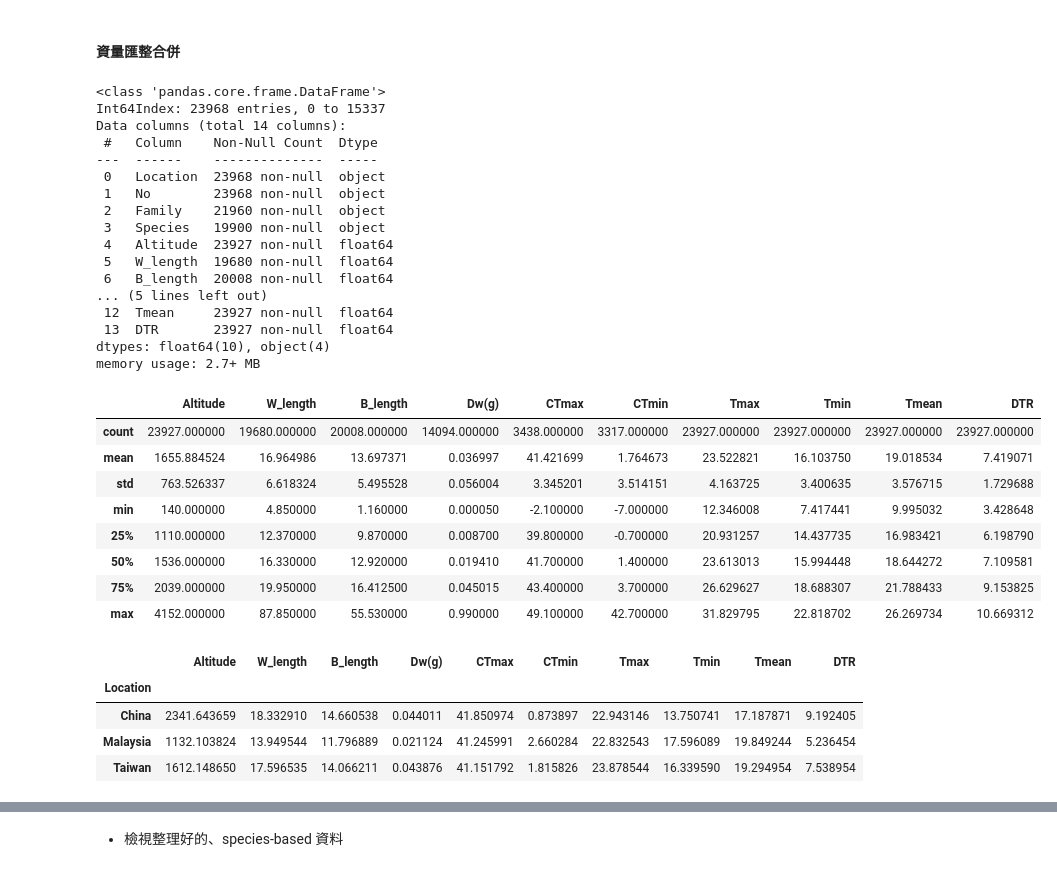
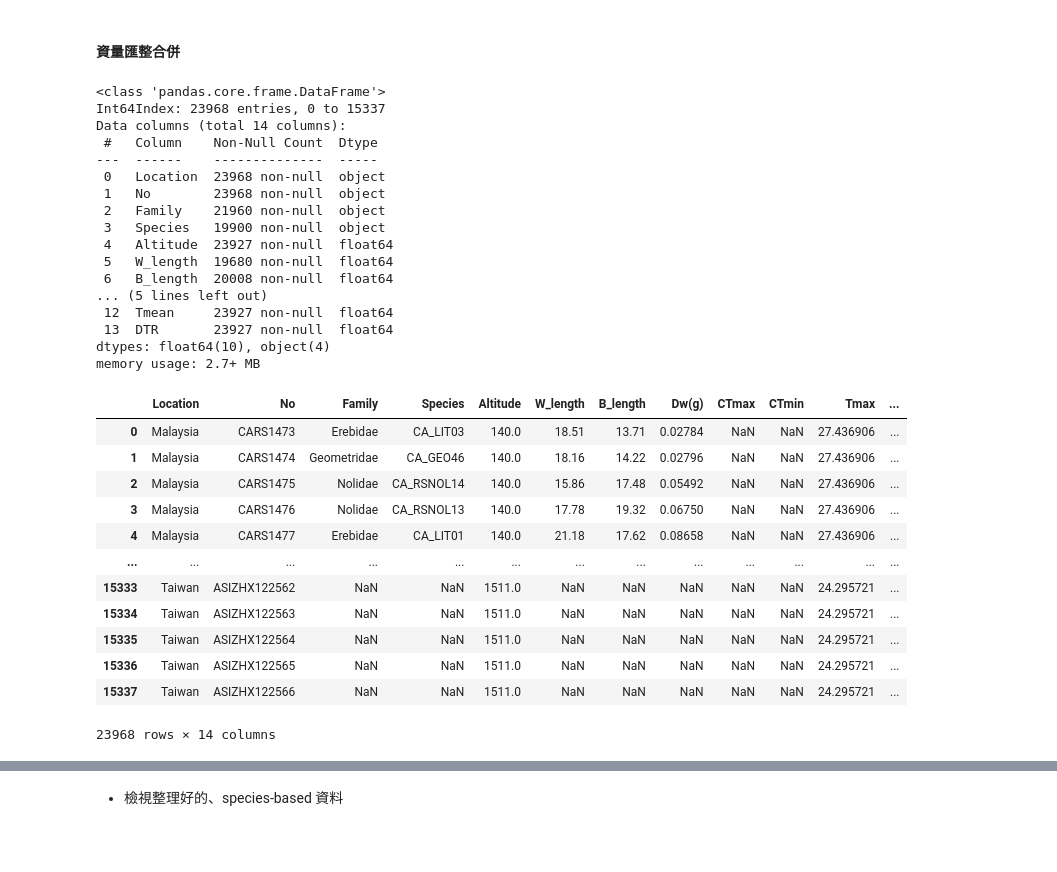
Before and after one commit to YunghuiHsu/Moth_Project, a Jupyter notebook: Moth_thermal/data/meta_thermal_rangesize/get_meta.ipynb, the cells around one changed output, grey strips where cells are left out. Saved outputs shown, nothing was run; the diff lists cells and outputs as text; code cells hidden in the pictures; blank space fills up the shorter version.

```diff
--- a/Moth_thermal/data/meta_thermal_rangesize/get_meta.ipynb
+++ b/Moth_thermal/data/meta_thermal_rangesize/get_meta.ipynb
@@ -210,43 +208,40 @@ Datt size : 4275 | # of Cols : 33
 # %%
 # col_sel = ['Location', 'No', 'Family', 'Species',  'Altitude', 'W_length', 'B_length', 'Dw(g)', 'CTmax', 'CTmin', 'Tmax', 'Tmin', 'Tmean', 'DTR', ]
 # df_SJ, df_MC, df_CA = df_SJ_TTRS[col_sel], df_MC_TTRS[col_sel], df_CA_TTRS[col_sel]
 # df_TTRS = pd.concat([df_CA, df_SJ, df_MC])
 # df_TTRS.to_csv('data/df_TTRS.csv')
 df_TTRS = pd.read_csv('data/df_TTRS.csv', index_col=0)
 df_TTRS.info()
 df_TTRS.describe()
+df_TTRS
 # %% [output]
 <class 'pandas.core.frame.DataFrame'>
 Int64Index: 23968 entries, 0 to 15337
 Data columns (total 14 columns):
  #   Column    Non-Null Count  Dtype
 ---  ------    --------------  -----
  0   Location  23968 non-null  object
  1   No        23968 non-null  object
  2   Family    21960 non-null  object
  3   Species   19900 non-null  object
  4   Altitude  23927 non-null  float64
  5   W_length  19680 non-null  float64
  6   B_length  20008 non-null  float64
 ... (5 lines left out)
  12  Tmean     23927 non-null  float64
  13  DTR       23927 non-null  float64
 dtypes: float64(10), object(4)
 memory usage: 2.7+ MB
-|  | Altitude | W_length | B_length | Dw(g) | CTmax | CTmin | Tmax | Tmin | Tmean | DTR |
-| count | 23927.000000 | 19680.000000 | 20008.000000 | 14094.000000 | 3438.000000 | 3317.000000 | 23927.000000 | 23927.000000 | 23927.000000 | 23927.000000 |
-| mean | 1655.884524 | 16.964986 | 13.697371 | 0.036997 | 41.421699 | 1.764673 | 23.522821 | 16.103750 | 19.018534 | 7.419071 |
-| std | 763.526337 | 6.618324 | 5.495528 | 0.056004 | 3.345201 | 3.514151 | 4.163725 | 3.400635 | 3.576715 | 1.729688 |
-| min | 140.000000 | 4.850000 | 1.160000 | 0.000050 | -2.100000 | -7.000000 | 12.346008 | 7.417441 | 9.995032 | 3.428648 |
-| 25% | 1110.000000 | 12.370000 | 9.870000 | 0.008700 | 39.800000 | -0.700000 | 20.931257 | 14.437735 | 16.983421 | 6.198790 |
-| 50% | 1536.000000 | 16.330000 | 12.920000 | 0.019410 | 41.700000 | 1.400000 | 23.613013 | 15.994448 | 18.644272 | 7.109581 |
-| 75% | 2039.000000 | 19.950000 | 16.412500 | 0.045015 | 43.400000 | 3.700000 | 26.629627 | 18.688307 | 21.788433 | 9.153825 |
-| max | 4152.000000 | 87.850000 | 55.530000 | 0.990000 | 49.100000 | 42.700000 | 31.829795 | 22.818702 | 26.269734 | 10.669312 |
+|  | Location | No | Family | Species | Altitude | W_length | B_length | Dw(g) | CTmax | CTmin | Tmax | ... |
+| 0 | Malaysia | CARS1473 | Erebidae | CA_LIT03 | 140.0 | 18.51 | 13.71 | 0.02784 | NaN | NaN | 27.436906 | ... |
+| 1 | Malaysia | CARS1474 | Geometridae | CA_GEO46 | 140.0 | 18.16 | 14.22 | 0.02796 | NaN | NaN | 27.436906 | ... |
+| 2 | Malaysia | CARS1475 | Nolidae | CA_RSNOL14 | 140.0 | 15.86 | 17.48 | 0.05492 | NaN | NaN | 27.436906 | ... |
+| 3 | Malaysia | CARS1476 | Nolidae | CA_RSNOL13 | 140.0 | 17.78 | 19.32 | 0.06750 | NaN | NaN | 27.436906 | ... |
+| 4 | Malaysia | CARS1477 | Erebidae | CA_LIT01 | 140.0 | 21.18 | 17.62 | 0.08658 | NaN | NaN | 27.436906 | ... |
+| ... | ... | ... | ... | ... | ... | ... | ... | ... | ... | ... | ... | ... |
+| 15333 | Taiwan | ASIZHX122562 | NaN | NaN | 1511.0 | NaN | NaN | NaN | NaN | NaN | 24.295721 | ... |
+| 15334 | Taiwan | ASIZHX122563 | NaN | NaN | 1511.0 | NaN | NaN | NaN | NaN | NaN | 24.295721 | ... |
+| 15335 | Taiwan | ASIZHX122564 | NaN | NaN | 1511.0 | NaN | NaN | NaN | NaN | NaN | 24.295721 | ... |
+| 15336 | Taiwan | ASIZHX122565 | NaN | NaN | 1511.0 | NaN | NaN | NaN | NaN | NaN | 24.295721 | ... |
+| 15337 | Taiwan | ASIZHX122566 | NaN | NaN | 1511.0 | NaN | NaN | NaN | NaN | NaN | 24.295721 | ... |
+23968 rows × 14 columns
-# %%
-df_TTRS.groupby('Location').mean()
-# %% [output]
-|  | Altitude | W_length | B_length | Dw(g) | CTmax | CTmin | Tmax | Tmin | Tmean | DTR |
-| Location |  |  |  |  |  |  |  |  |  |  |
-| China | 2341.643659 | 18.332910 | 14.660538 | 0.044011 | 41.850974 | 0.873897 | 22.943146 | 13.750741 | 17.187871 | 9.192405 |
-| Malaysia | 1132.103824 | 13.949544 | 11.796889 | 0.021124 | 41.245991 | 2.660284 | 22.832543 | 17.596089 | 19.849244 | 5.236454 |
-| Taiwan | 1612.148650 | 17.596535 | 14.066211 | 0.043876 | 41.151792 | 1.815826 | 23.878544 | 16.339590 | 19.294954 | 7.538954 |
```
Also changed, not shown: parts of 36 cells of this notebook.
